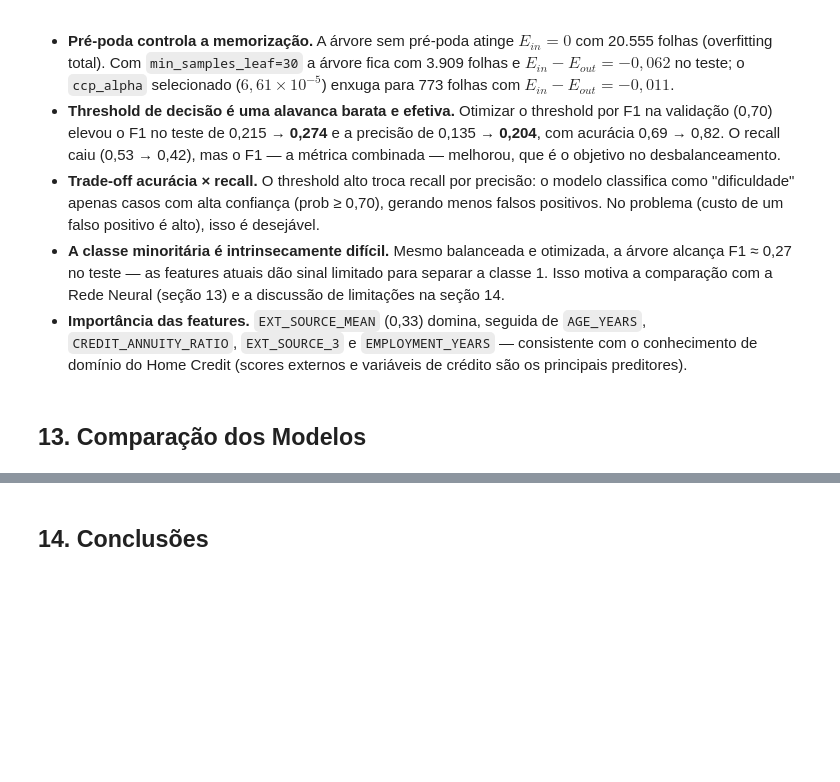
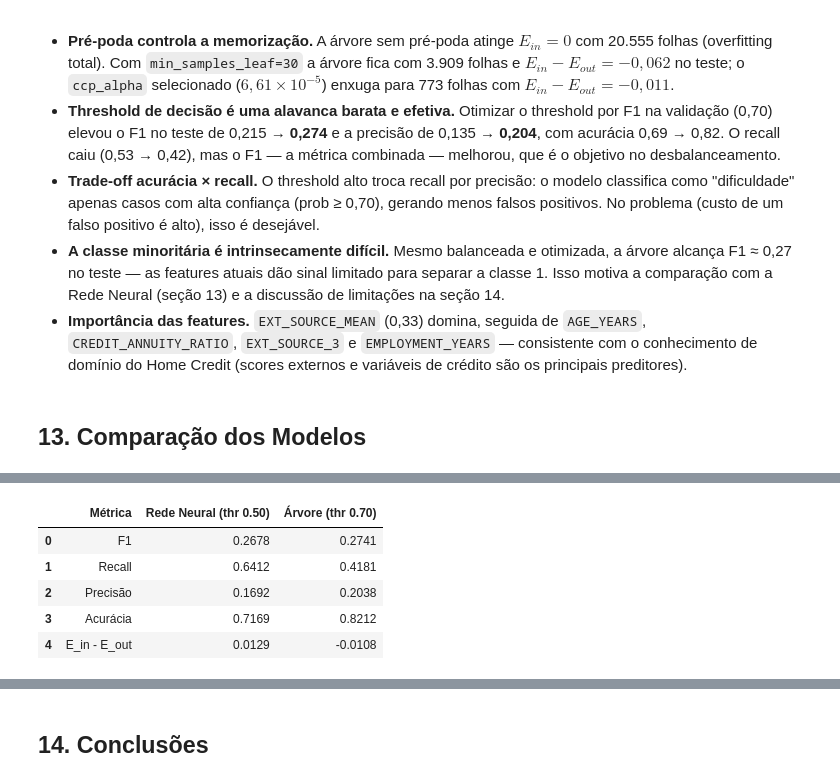
Before and after one commit to viniciusrodriguesai/credit-risk-classification, a Jupyter notebook: notebooks/credit_risk_classification.ipynb, the cells around one changed output, grey strips where cells are left out. Drawn from its saved outputs; the diff is of its cells as text; code cells hidden in the pictures; blank space fills up the shorter version.

```diff
--- a/notebooks/credit_risk_classification.ipynb
+++ b/notebooks/credit_risk_classification.ipynb
@@ -2770,0 +2907,20 @@ Figura salva em: C:\Users\Milena\OneDrive\Documentos\programas\Projeto_AM\report
+# %%
+comparison_summary = pd.DataFrame({
+    'Métrica': ['F1', 'Recall', 'Precisão', 'Acurácia', 'E_in - E_out'],
+    'Rede Neural (thr 0.50)': [nn_f1, nn_recall, nn_precision, nn_accuracy, E_out - E_in],
+    'Árvore (thr 0.70)': [
+        pruned_test['F1'],
+        pruned_test['recall'],
+        pruned_test['precisão'],
+        pruned_test['acurácia'],
+        pruned_train['erro'] - pruned_test['erro'],
+    ],
+}).round(4)
+display(comparison_summary)
+# %% [output]
+|  | Métrica | Rede Neural (thr 0.50) | Árvore (thr 0.70) |
+| 0 | F1 | 0.2678 | 0.2741 |
+| 1 | Recall | 0.6412 | 0.4181 |
+| 2 | Precisão | 0.1692 | 0.2038 |
+| 3 | Acurácia | 0.7169 | 0.8212 |
+| 4 | E_in - E_out | 0.0129 | -0.0108 |
```
Also changed, not shown: parts of 16 cells of this notebook, 4 other files.
